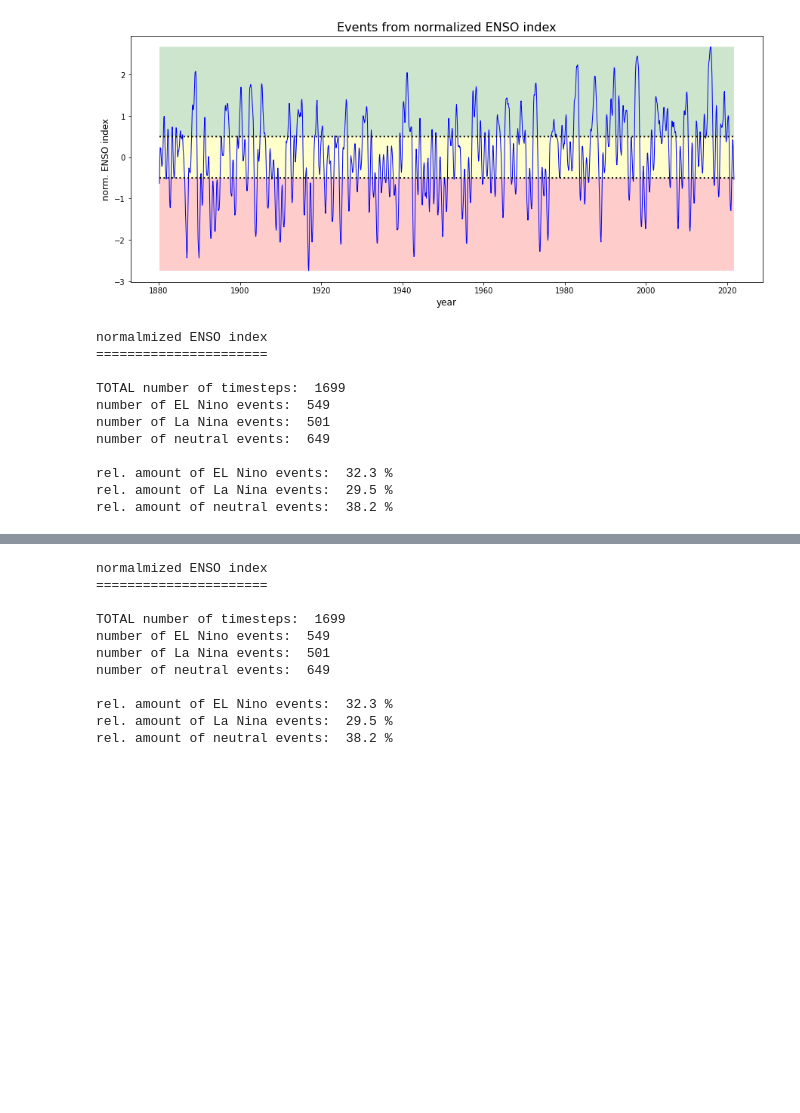
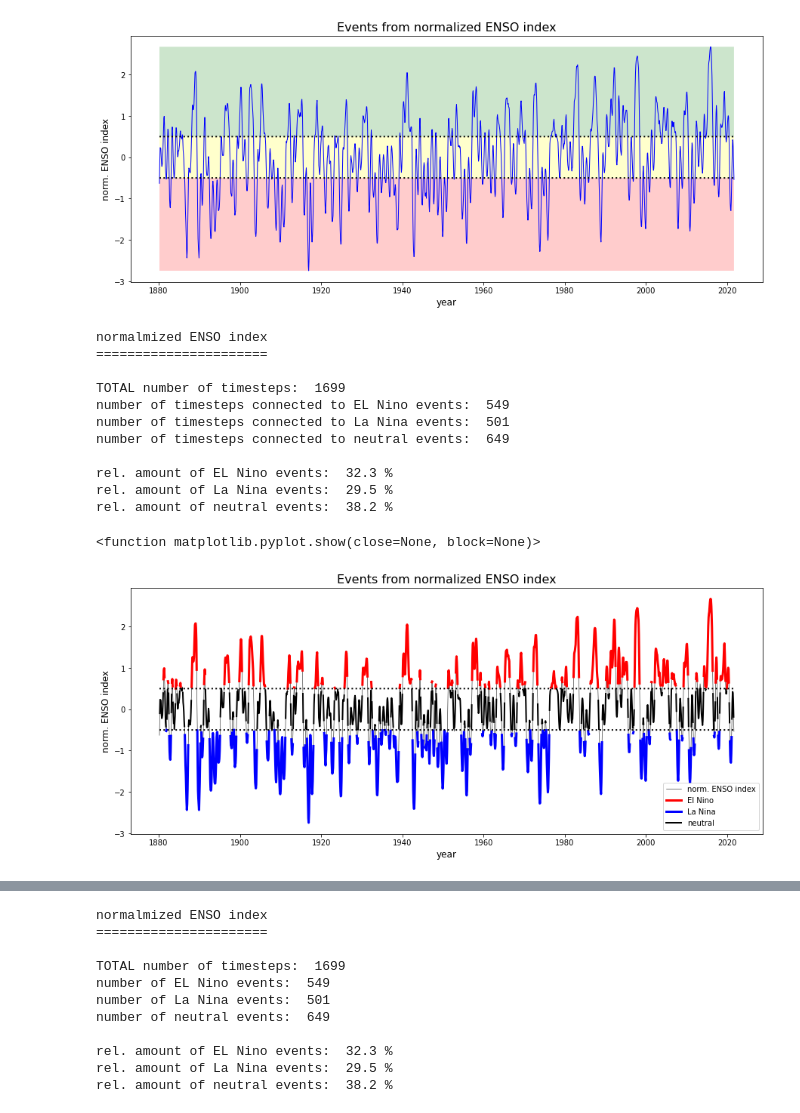
Before and after one commit to MarcoLandtHayen/EchoStateNetworks, a Jupyter notebook: notebooks/ESN_exp06_ENSO.ipynb, the cells around one changed output, grey strips where cells are left out. Saved outputs shown, nothing was run; the diff lists cells and outputs as text; code cells hidden in the pictures; blank space fills up the shorter version.

```diff
--- a/notebooks/ESN_exp06_ENSO.ipynb
+++ b/notebooks/ESN_exp06_ENSO.ipynb
@@ -167,9 +167,9 @@ print("\nnormalmized ENSO index")
 print("======================")
 
 print("\nTOTAL number of timesteps: ", len(ENSO_index_norm))
-print("number of EL Nino events: ", np.sum(ENSO_index_norm.values>0.5))
-print("number of La Nina events: ", np.sum(ENSO_index_norm.values<-0.5))
-print("number of neutral events: ", np.sum((ENSO_index_norm.values>=-0.5) & (ENSO_index_norm.values<=0.5)))
+print("number of timesteps connected to EL Nino events: ", np.sum(ENSO_index_norm.values>0.5))
+print("number of timesteps connected to La Nina events: ", np.sum(ENSO_index_norm.values<-0.5))
+print("number of timesteps connected to neutral events: ", np.sum((ENSO_index_norm.values>=-0.5) & (ENSO_index_norm.values<=0.5)))
 
 print("\nrel. amount of EL Nino events: ", np.round(np.sum(ENSO_index_norm.values>0.5) / len(ENSO_index_norm)*100,1), "%")
 print("rel. amount of La Nina events: ", np.round(np.sum(ENSO_index_norm.values<-0.5) / len(ENSO_index_norm)*100,1), "%")
@@ -179,13 +179,42 @@ normalmized ENSO index
 ======================
 
 TOTAL number of timesteps:  1699
-number of EL Nino events:  549
-number of La Nina events:  501
-number of neutral events:  649
+number of timesteps connected to EL Nino events:  549
+number of timesteps connected to La Nina events:  501
+number of timesteps connected to neutral events:  649
 
 rel. amount of EL Nino events:  32.3 %
 rel. amount of La Nina events:  29.5 %
 rel. amount of neutral events:  38.2 %
+# %%
+## Another way of highlighting distinct events:
+
+# Mask events for plotting them in different colors
+ENSO_ElNino = np.ma.masked_where(ENSO_index_norm.values < 0.5, ENSO_index_norm.values)
+ENSO_LaNina = np.ma.masked_where(ENSO_index_norm.values > -0.5, ENSO_index_norm.values)
+ENSO_neutral = np.ma.masked_where((ENSO_index_norm.values >= 0.5) | (ENSO_index_norm.values <= -0.5), ENSO_index_norm.values)
+
+# Focus on normalized ENSO index: Highlight events.
+# > 0.5: EL Nino, < -0.5: La Nina, else: 'neutral'
+fig, axes = plt.subplots(1, 1, figsize=(15,6))
+axes.plot(ENSO_index_norm.time, ENSO_index_norm, label='norm. ENSO index', color='black', linewidth=0.5)
+axes.plot(ENSO_index_norm.time, ENSO_ElNino, label='El Nino', color='red', linewidth=3)
+axes.plot(ENSO_index_norm.time, ENSO_LaNina, label='La Nina', color='blue', linewidth=3)
+axes.plot(ENSO_index_norm.time, ENSO_neutral, label='neutral', color='black', linewidth=2)
+
+axes.set_xlabel("year", fontsize=12)
+axes.set_ylabel("norm. ENSO index", fontsize=12)
+axes.set_title("Events from normalized ENSO index", fontsize=16)
+axes.legend()
+
+# Add horizontal lines
+axes.plot(ENSO_index_norm.time,0.5 * np.ones(len(ENSO_index_norm)),'k:', linewidth=2)
+axes.plot(ENSO_index_norm.time,-0.5 * np.ones(len(ENSO_index_norm)),'k:', linewidth=2)
+
+plt.show
+# %% [output]
+<function matplotlib.pyplot.show(close=None, block=None)>
+[figure, added]
 # %%
 ### Set some of the parameters up-front for splitting timeseries:
 
```
Also changed, not shown: parts of 13 cells of this notebook.
